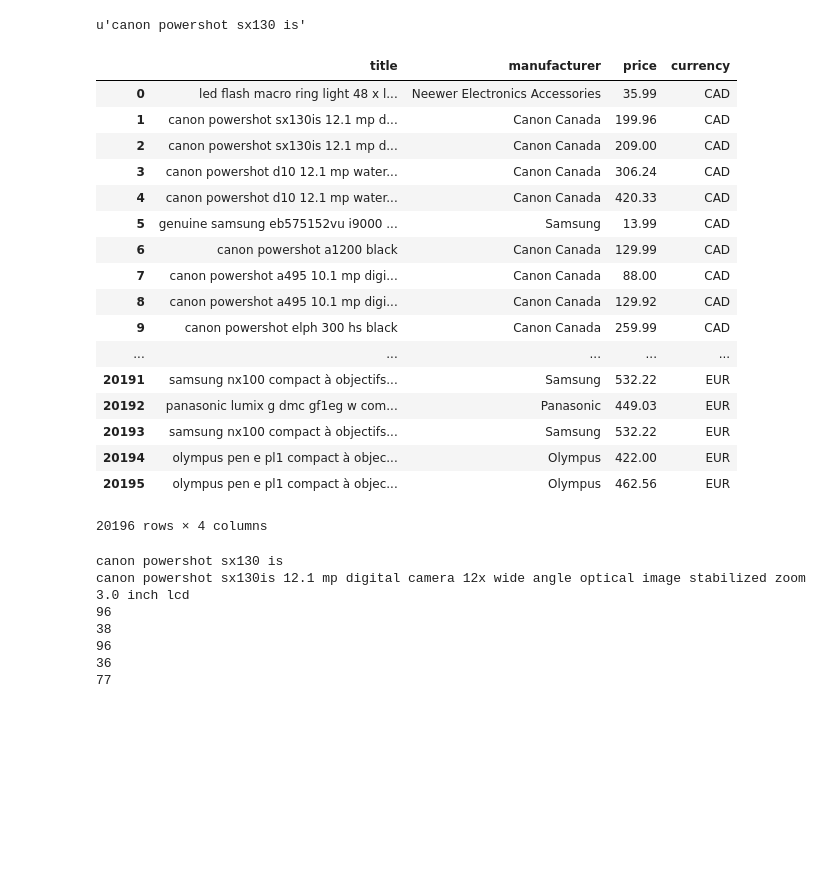
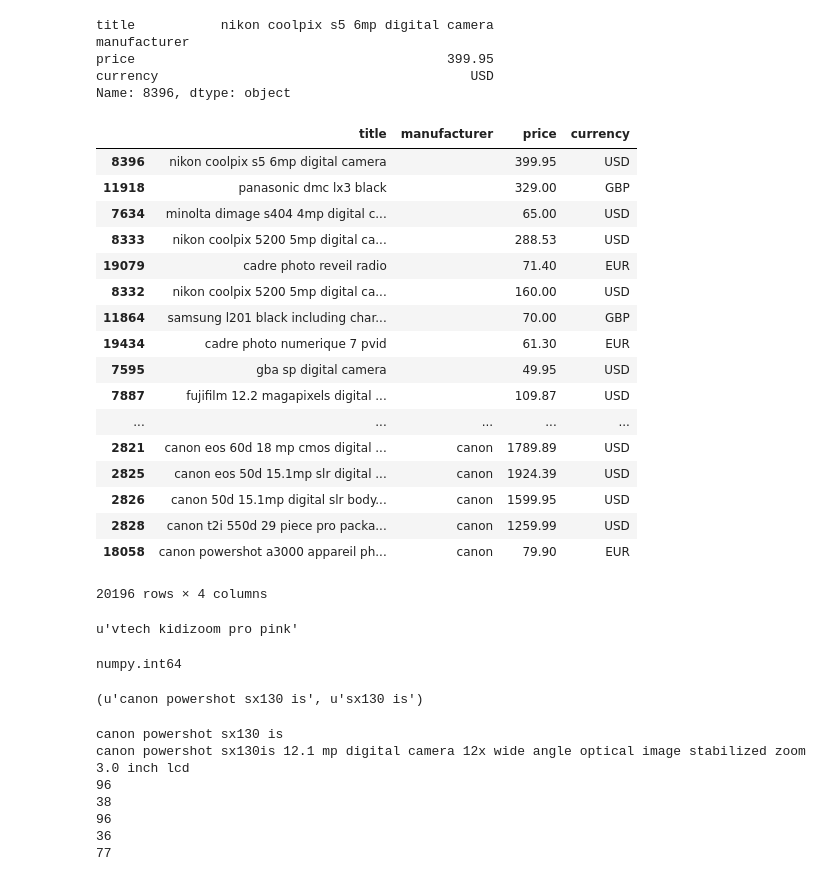
Before and after one commit to awesomejie/Price-Finder, a Jupyter notebook: main_notebook.ipynb, the cells around one changed output. Drawn from its saved outputs; the diff is of its cells as text; code cells hidden in the pictures; blank space fills up the shorter version.

```diff
--- a/main_notebook.ipynb
+++ b/main_notebook.ipynb
@@ -69,9 +66,13 @@ df_listings
 # %%
 ### Looks like product_name itself contains enough information (including manufacturer, family, model)
-### For now, let's only use product_name
+### model should be a key differentiator
+### For now, let's use "model", "product_name" and "manufacturer"
 
 #df_products['product_fingerprint'] = df_products.product_name + " " + df_products.manufacturer \
 #    + " " + df_products.family + " " + df_products.model
 #df_products['product_fingerprint'] = df_products.product_fingerprint.apply(handle_products)
 df_products['product_name'] = df_products.product_name.apply(handle_products)
-df_products
+df_products['manufacturer'] = df_products.manufacturer.apply(handle_products)
+df_products['model'] = df_products.model.apply(handle_products)
+df_listings['title'] = df_listings.title.apply(handle_titles)
+df_listings['manufacturer'] = df_listings.manufacturer.apply(handle_products)
@@ -97,4 +100,42 @@ df_products
+# %%
+pd.set_option('display.max_rows', 1000)
+df_listings_sorted = df_listings.sort_values('manufacturer', axis = 0)
+print(df_listings_sorted.iloc[0])
+df_listings_sorted
+#df_listings_sorted[df_listings_sorted['manufacturer']=='canon']
+# %% [output]
+title           nikon coolpix s5 6mp digital camera
+manufacturer
+price                                        399.95
+currency                                        USD
+Name: 8396, dtype: object
+|  | title | manufacturer | price | currency |
+| 8396 | nikon coolpix s5 6mp digital camera |  | 399.95 | USD |
+| 11918 | panasonic dmc lx3 black |  | 329.00 | GBP |
+| 7634 | minolta dimage s404 4mp digital c... |  | 65.00 | USD |
+| 8333 | nikon coolpix 5200 5mp digital ca... |  | 288.53 | USD |
+| 19079 | cadre photo reveil radio |  | 71.40 | EUR |
+| 8332 | nikon coolpix 5200 5mp digital ca... |  | 160.00 | USD |
+| 11864 | samsung l201 black including char... |  | 70.00 | GBP |
+| 19434 | cadre photo numerique 7 pvid |  | 61.30 | EUR |
+| 7595 | gba sp digital camera |  | 49.95 | USD |
+| 7887 | fujifilm 12.2 magapixels digital ... |  | 109.87 | USD |
+| ... | ... | ... | ... | ... |
+| 2821 | canon eos 60d 18 mp cmos digital ... | canon | 1789.89 | USD |
+| 2825 | canon eos 50d 15.1mp slr digital ... | canon | 1924.39 | USD |
+| 2826 | canon 50d 15.1mp digital slr body... | canon | 1599.95 | USD |
+| 2828 | canon t2i 550d 29 piece pro packa... | canon | 1259.99 | USD |
+| 18058 | canon powershot a3000 appareil ph... | canon | 79.90 | EUR |
+20196 rows × 4 columns
+# %%
+df_listings_sorted.iloc[20104].title
+# %% [output]
+u'vtech kidizoom pro pink'
+# %%
+type(df_listings_sorted.iloc[297].name)
+# %% [output]
+numpy.int64
 # %%
-df_products.iloc[303].product_name
+df_products.iloc[303].product_name, df_products.iloc[303].model
 # %% [output]
-u'canon powershot sx130 is'
+(u'canon powershot sx130 is', u'sx130 is')
@@ -103,24 +142,3 @@ df_listings.title = df_listings.title.apply(handle_titles)
-# %%
-df_listings
-# %% [output]
-|  | title | manufacturer | price | currency |
-| 0 | led flash macro ring light 48 x l... | Neewer Electronics Accessories | 35.99 | CAD |
-| 1 | canon powershot sx130is 12.1 mp d... | Canon Canada | 199.96 | CAD |
-| 2 | canon powershot sx130is 12.1 mp d... | Canon Canada | 209.00 | CAD |
-| 3 | canon powershot d10 12.1 mp water... | Canon Canada | 306.24 | CAD |
-| 4 | canon powershot d10 12.1 mp water... | Canon Canada | 420.33 | CAD |
-| 5 | genuine samsung eb575152vu i9000 ... | Samsung | 13.99 | CAD |
-| 6 | canon powershot a1200 black | Canon Canada | 129.99 | CAD |
-| 7 | canon powershot a495 10.1 mp digi... | Canon Canada | 88.00 | CAD |
-| 8 | canon powershot a495 10.1 mp digi... | Canon Canada | 129.92 | CAD |
-| 9 | canon powershot elph 300 hs black | Canon Canada | 259.99 | CAD |
-| ... | ... | ... | ... | ... |
-| 20191 | samsung nx100 compact à objectifs... | Samsung | 532.22 | EUR |
-| 20192 | panasonic lumix g dmc gf1eg w com... | Panasonic | 449.03 | EUR |
-| 20193 | samsung nx100 compact à objectifs... | Samsung | 532.22 | EUR |
-| 20194 | olympus pen e pl1 compact à objec... | Olympus | 422.00 | EUR |
-| 20195 | olympus pen e pl1 compact à objec... | Olympus | 462.56 | EUR |
-20196 rows × 4 columns
 # %%
 print(df_products.iloc[303].product_name)
 print(df_listings.iloc[1].title)
```
Also changed, not shown: parts of 6 cells of this notebook, 2 other files.
